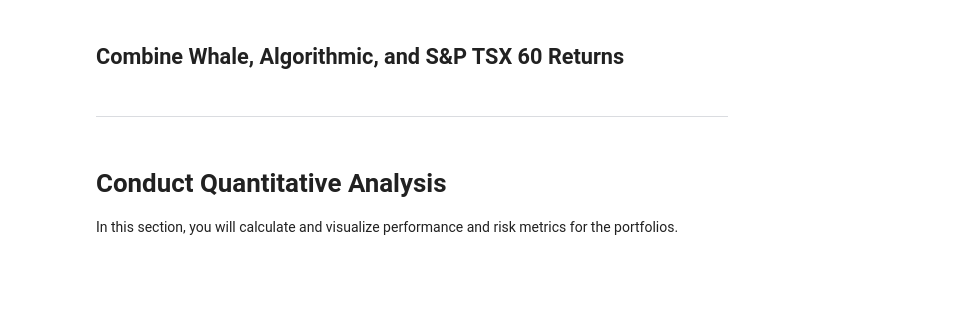
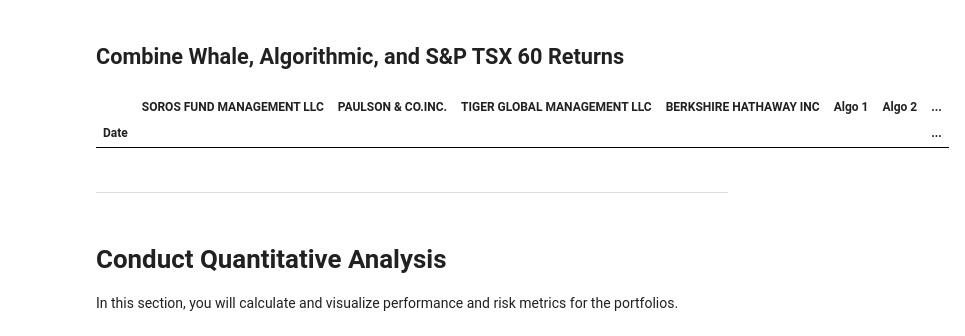
Before and after one commit to sobiiyver/Module-4-Assignment, a Jupyter notebook: whale_analysis.ipynb, the cells around one changed output. Cells and saved outputs as stored; diff of their text form; code cells hidden in the pictures; blank space fills up the shorter version.

```diff
--- a/whale_analysis.ipynb
+++ b/whale_analysis.ipynb
@@ -188,3 +186,5 @@ Close    0
 dtype: int64
 # %%
 # Rename `Close` Column to be specific to this portfolio.
+sp_tsx60_returns.rename(columns={'close':'S&P TSX 60'}, inplace=True)
+sp_tsx60_returns.head()
@@ -192,6 +200,11 @@ dtype: int64
 ## Combine Whale, Algorithmic, and S&P TSX 60 Returns
 # %%
 # Join Whale Returns, Algorithmic Returns, and the S&P TSX 60 Returns into a single DataFrame with columns for each portfolio's returns.
+daily_returns = pd.concat([df_whalereturns, df_algoreturns, sp_tsx60_returns], axis='columns', join='inner')
+daily_returns.head()
+# %% [output]
+|  | SOROS FUND MANAGEMENT LLC | PAULSON & CO.INC. | TIGER GLOBAL MANAGEMENT LLC | BERKSHIRE HATHAWAY INC | Algo 1 | Algo 2 | ... |
+| Date |  |  |  |  |  |  | ... |
 # %% [markdown]
 ---
 # %% [markdown]
```
Also changed, not shown: parts of 38 cells of this notebook.
